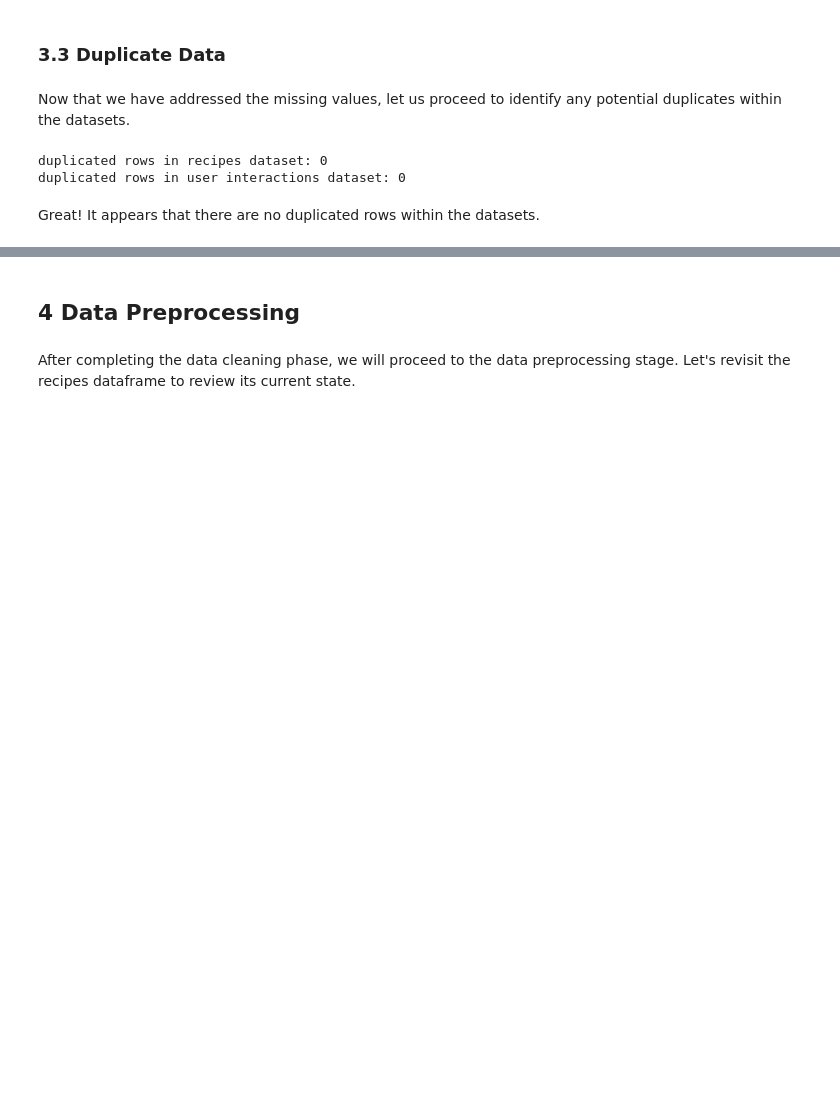
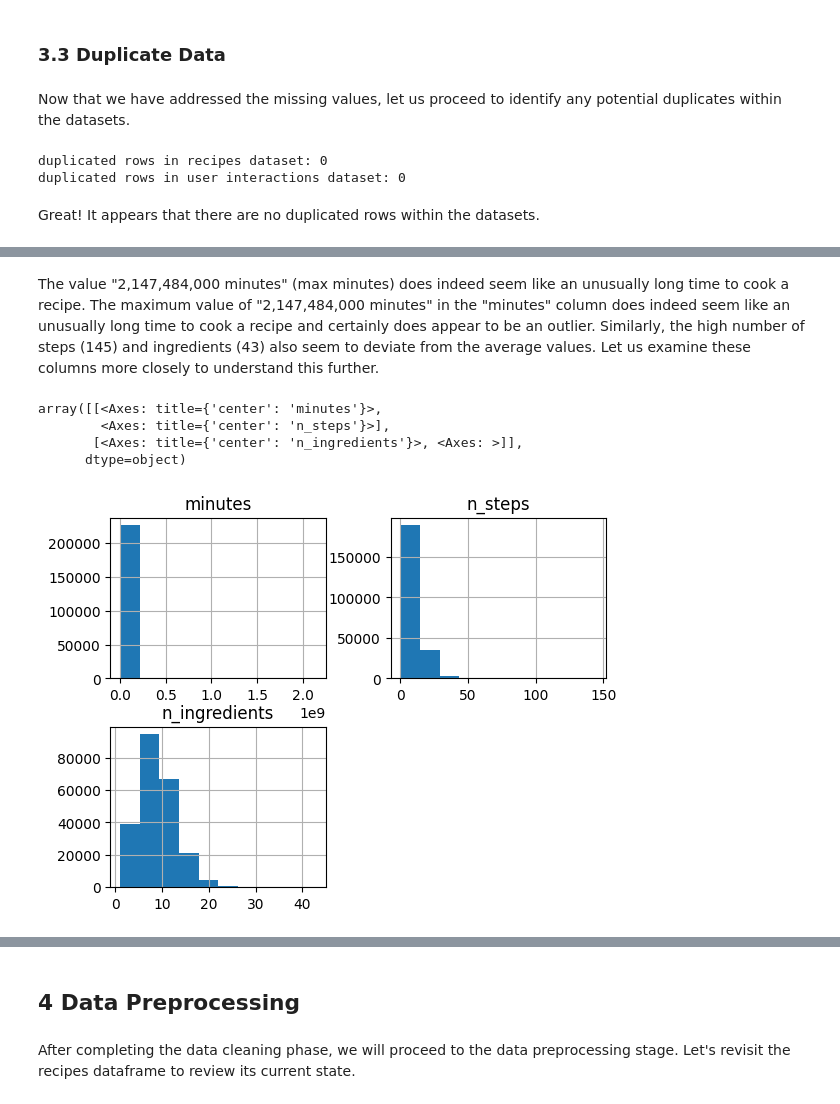
Before and after one commit to kli210/recipe_recommender_capstone, a Jupyter notebook: data_preprocessing.ipynb, the cells around one changed output, grey strips where cells are left out. Saved outputs shown, nothing was run; the diff lists cells and outputs as text; code cells hidden in the pictures; blank space fills up the shorter version.

```diff
--- a/data_preprocessing.ipynb
+++ b/data_preprocessing.ipynb
@@ -340,0 +363,11 @@ Great! It appears that there are no duplicated rows within the datasets.
+# %% [markdown]
+The value "2,147,484,000 minutes" (max minutes) does indeed seem like an unusually long time to cook a recipe. The maximum value of "2,147,484,000 minutes" in the "minutes" column does indeed seem like an unusually long time to cook a recipe and certainly does appear to be an outlier. Similarly, the high number of steps (145) and ingredients (43) also seem to deviate from the average values. Let us examine these columns more closely to understand this further.
+# %%
+# distribution of each column
+raw_recipes_df[['minutes', 'n_steps', 'n_ingredients']].hist()
+# %% [output]
+array([[<Axes: title={'center': 'minutes'}>,
+        <Axes: title={'center': 'n_steps'}>],
+       [<Axes: title={'center': 'n_ingredients'}>, <Axes: >]],
+      dtype=object)
+[figure, added]
```
Also changed, not shown: parts of 26 cells of this notebook.
